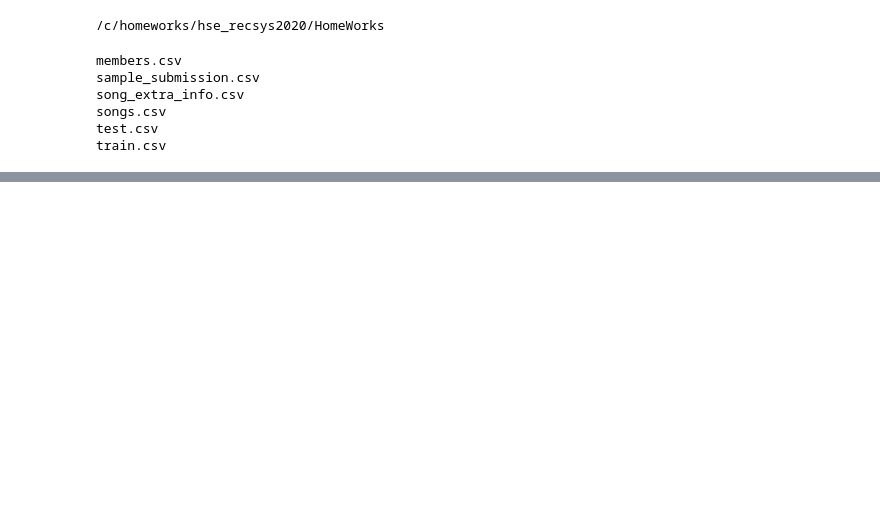
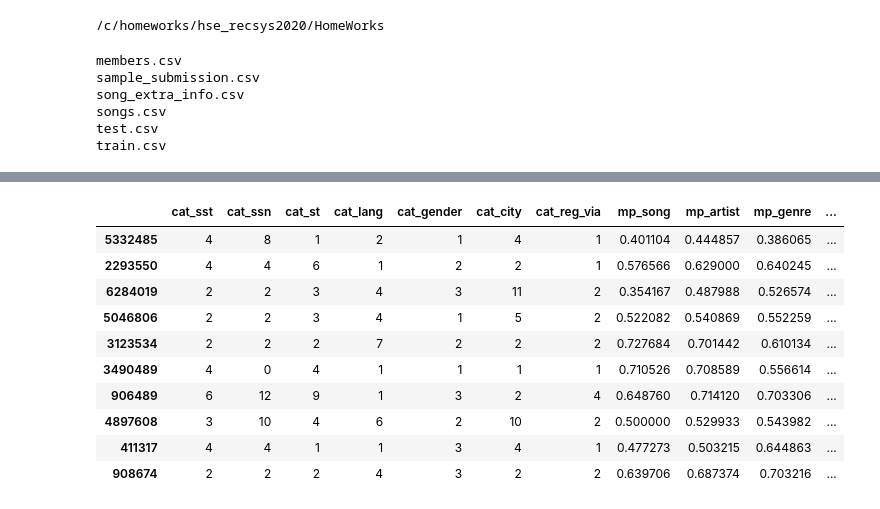
Before and after one commit to ArtyomLobanov/hse_recsys2020, a Jupyter notebook: HomeWorks/HW2.ipynb, the cells around one changed output, grey strips where cells are left out. Cells and saved outputs as stored; diff of their text form; code cells hidden in the pictures; blank space fills up the shorter version.

```diff
--- a/HomeWorks/HW2.ipynb
+++ b/HomeWorks/HW2.ipynb
@@ -173,0 +125,37 @@ model.fit(pool)
+# %%
+data_df['mp_song'] = prefix_mean_target(data_df, 'song_id', 'target', 5)
+data_df['mp_artist'] = prefix_mean_target(data_df, 'artist_name', 'target', 5)
+data_df['mp_genre'] = prefix_mean_target(data_df, 'genre_ids', 'target', 5)
+data_df['mp_msno'] = prefix_mean_target(data_df, 'msno', 'target', 5)
+# %%
+data_df['mp_user_song'] = user_prefix_mean_target(data_df, 'msno', 'song_id', 'target', 3)
+data_df['mp_user_artist'] = user_prefix_mean_target(data_df, 'msno', 'artist_name', 'target', 3)
+data_df['mp_user_genre'] = user_prefix_mean_target(data_df, 'msno', 'genre_ids', 'target', 3)
+# %%
+data_df['cat_sst'] = enumerate_values(data_df, 'source_system_tab')
+data_df['cat_ssn'] = enumerate_values(data_df, 'source_screen_name')
+data_df['cat_st'] = enumerate_values(data_df, 'source_type')
+data_df['cat_lang'] = enumerate_values(data_df, 'language')
+data_df['cat_gender'] = enumerate_values(data_df, 'gender')
+data_df['cat_city'] = enumerate_values(data_df, 'city')
+data_df['cat_reg_via'] = enumerate_values(data_df, 'registered_via')
+# %%
+cat_columns = ['cat_sst', 'cat_ssn', 'cat_st', 'cat_lang', 'cat_gender', 'cat_city', 'cat_reg_via']
+real_columns = ['mp_song', 'mp_artist', 'mp_genre', 'mp_msno',
+                'mp_user_song', 'mp_user_artist', 'mp_user_genre',
+                'song_length', 'registration_year', 'expiration_year', 'song_year', 'bd'
+               ]
+# %%
+data_df[cat_columns + real_columns].sample(10)
+# %% [output]
+|  | cat_sst | cat_ssn | cat_st | cat_lang | cat_gender | cat_city | cat_reg_via | mp_song | mp_artist | mp_genre | ... |
+| 5332485 | 4 | 8 | 1 | 2 | 1 | 4 | 1 | 0.401104 | 0.444857 | 0.386065 | ... |
+| 2293550 | 4 | 4 | 6 | 1 | 2 | 2 | 1 | 0.576566 | 0.629000 | 0.640245 | ... |
+| 6284019 | 2 | 2 | 3 | 4 | 3 | 11 | 2 | 0.354167 | 0.487988 | 0.526574 | ... |
+| 5046806 | 2 | 2 | 3 | 4 | 1 | 5 | 2 | 0.522082 | 0.540869 | 0.552259 | ... |
+| 3123534 | 2 | 2 | 2 | 7 | 2 | 2 | 2 | 0.727684 | 0.701442 | 0.610134 | ... |
+| 3490489 | 4 | 0 | 4 | 1 | 1 | 1 | 1 | 0.710526 | 0.708589 | 0.556614 | ... |
+| 906489 | 6 | 12 | 9 | 1 | 3 | 2 | 4 | 0.648760 | 0.714120 | 0.703306 | ... |
+| 4897608 | 3 | 10 | 4 | 6 | 2 | 10 | 2 | 0.500000 | 0.529933 | 0.543982 | ... |
+| 411317 | 4 | 4 | 1 | 1 | 3 | 4 | 1 | 0.477273 | 0.503215 | 0.644863 | ... |
+| 908674 | 2 | 2 | 2 | 4 | 3 | 2 | 2 | 0.639706 | 0.687374 | 0.703216 | ... |
```
Also changed, not shown: parts of 54 cells of this notebook.
